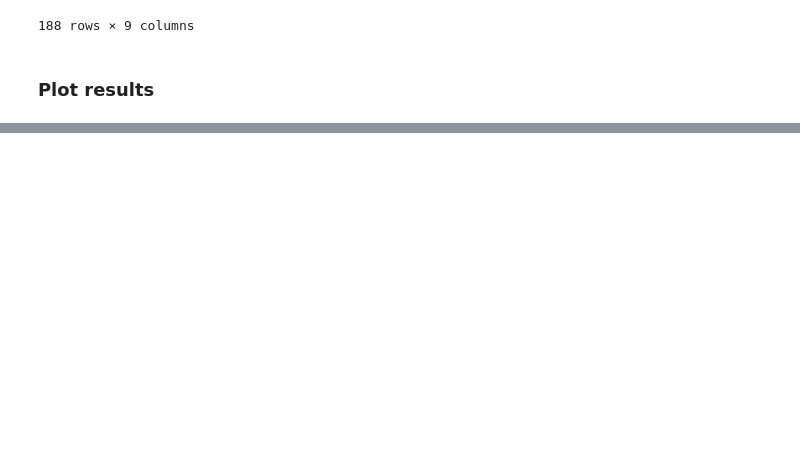
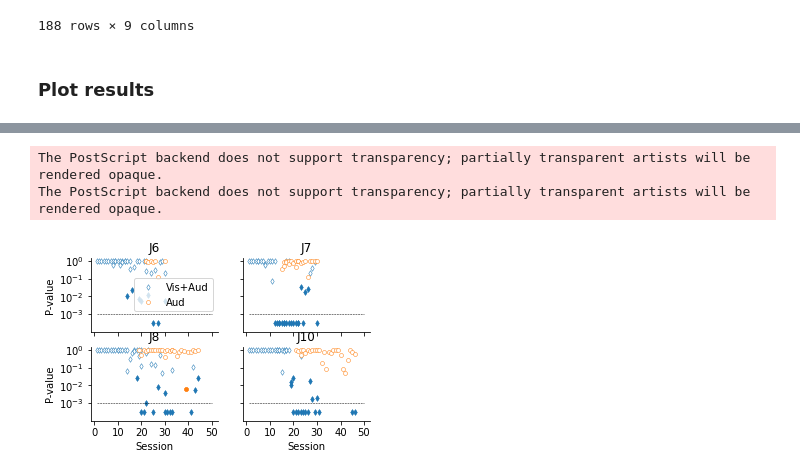
Before and after one commit to yoojin-chung/ED-CS, a Jupyter notebook: plot_behav.ipynb, the cells around one changed output, grey strips where cells are left out. Cells and saved outputs as stored; diff of their text form; code cells hidden in the pictures; blank space fills up the shorter version.

```diff
--- a/plot_behav.ipynb
+++ b/plot_behav.ipynb
@@ -102,0 +123,52 @@ for n, animal in enumerate(animals):
+# %%
+fig, axes = plt.subplots(2, 2, figsize=(5, 3), sharex=True, sharey=True)
+animals = DF.animal.unique()
+#colors = plt.colormaps()
+cycle = plt.rcParams['axes.prop_cycle'].by_key()['color']
+for n, animal in enumerate(animals):
+    result = melted[melted.animal==animal]
+    x = n // 2
+    y = n % 2
+    # opts = {'linestyle':'', 'markersize':3, 'markeredgewidth':0.5, 'alpha':0.5}
+    axes[x, y].plot(result['Session'][(result['Trial type']=='vis_aud')],
+                    result['P-value'][(result['Trial type']=='vis_aud')],
+                    label='Vis+Aud',
+                    marker='d', markeredgecolor=cycle[0], markerfacecolor='w',
+                    linestyle='', markersize=4, markeredgewidth=0.5)
+    # plt.setp(opts)
+    axes[x, y].plot(result['Session'][(result['Trial type']=='vis_aud') & result['sig']],
+                    result['P-value'][(result['Trial type']=='vis_aud') & result['sig']],
+                    marker='d', markeredgecolor=cycle[0], markerfacecolor=cycle[0],
+                    linestyle='', markersize=4, markeredgewidth=0.5)
+    axes[x, y].plot(result['Session'][(result['Trial type']=='aud')],
+                    result['P-value'][(result['Trial type']=='aud')],
+                    label='Aud',
+                    marker='o', markeredgecolor=cycle[1], markerfacecolor='w',
+                    linestyle='', markersize=4, markeredgewidth=0.5)
+    axes[x, y].plot(result['Session'][(result['Trial type']=='aud') & result['sig']],
+                    result['P-value'][(result['Trial type']=='aud') & result['sig']],
+                    marker='o', markeredgecolor=cycle[1], markerfacecolor=cycle[1],
+                    linestyle='', markersize=4, markeredgewidth=0.5)
+
+
+    # axes[x, y].plot([1, 50], [0.05, 0.05], '--k')
+    axes[x, y].plot([1, 50], [0.001, 0.001], '--k', linewidth=0.5)
+    if n > 1:
+        axes[x, y].set_xlabel('Session')
+    if y == 0:
+        axes[x, y].set_ylabel('P-value')
+    if n == 0:
+        axes[x, y].legend(loc='best')
+    axes[x, y].spines['right'].set_color('none')
+    axes[x, y].spines['top'].set_color('none')
+    axes[x, y].set_yscale('log')
+    axes[x, y].set_title(animal)
+    axes[x, y].set_ylim([0.0001, 1.5])
+    axes[x, y].set_yticks([0.001, 0.01, 0.1, 1])
+    axes[x, y].set_xticks(np.arange(0, 51, 10))
+
+plt.savefig('behav_results.eps', format='eps')
+# %% [output]
+The PostScript backend does not support transparency; partially transparent artists will be rendered opaque.
+The PostScript backend does not support transparency; partially transparent artists will be rendered opaque.
+[figure, added]
```
Also changed, not shown: parts of 3 cells of this notebook.
